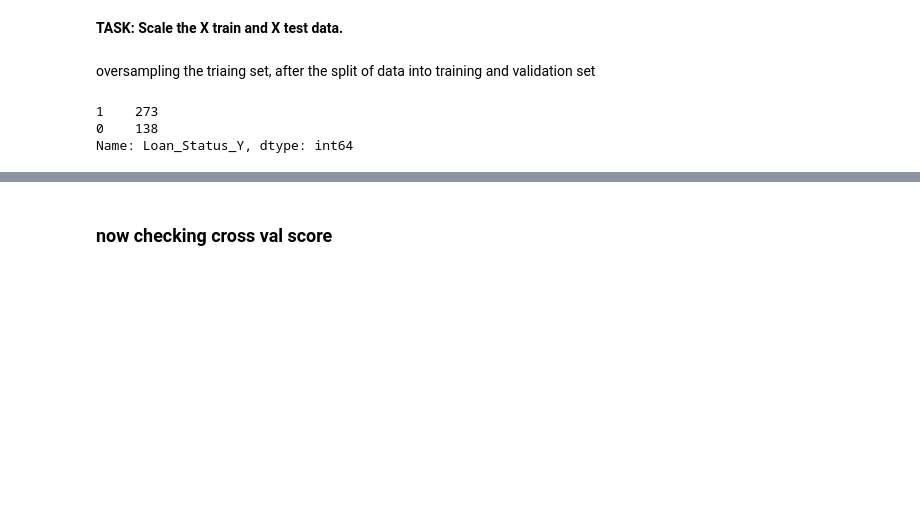
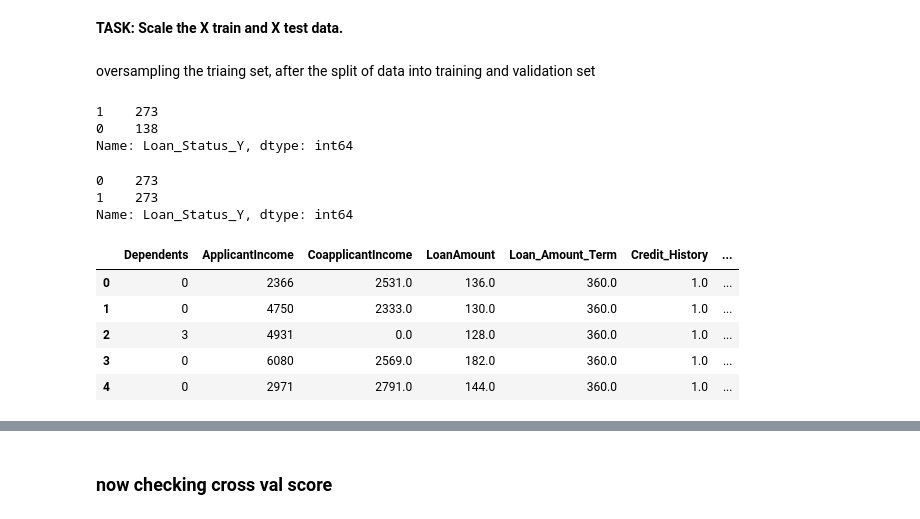
Before and after one commit to sk1930/Projects, a Jupyter notebook: Loan Application Status Prediction.ipynb, the cells around one changed output, grey strips where cells are left out. Saved outputs shown, nothing was run; the diff lists cells and outputs as text; code cells hidden in the pictures; blank space fills up the shorter version.

```diff
--- a/Loan Application Status Prediction.ipynb
+++ b/Loan Application Status Prediction.ipynb
@@ -493,6 +572,21 @@ Name: Loan_Status_Y, dtype: int64
 # %%
 smt=SMOTE()
 X_resample,y_resample=smt.fit_resample(X_train,y_train)
+# %%
+y_resample.value_counts()
+# %% [output]
+0    273
+1    273
+Name: Loan_Status_Y, dtype: int64
+# %%
+X_resample.head()
+# %% [output]
+|  | Dependents | ApplicantIncome | CoapplicantIncome | LoanAmount | Loan_Amount_Term | Credit_History | ... |
+| 0 | 0 | 2366 | 2531.0 | 136.0 | 360.0 | 1.0 | ... |
+| 1 | 0 | 4750 | 2333.0 | 130.0 | 360.0 | 1.0 | ... |
+| 2 | 3 | 4931 | 0.0 | 128.0 | 360.0 | 1.0 | ... |
+| 3 | 0 | 6080 | 2569.0 | 182.0 | 360.0 | 1.0 | ... |
+| 4 | 0 | 2971 | 2791.0 | 144.0 | 360.0 | 1.0 | ... |
 # %%
 scaler = StandardScaler()
 # %%
```
Also changed, not shown: parts of 50 cells of this notebook, 1 other file.
